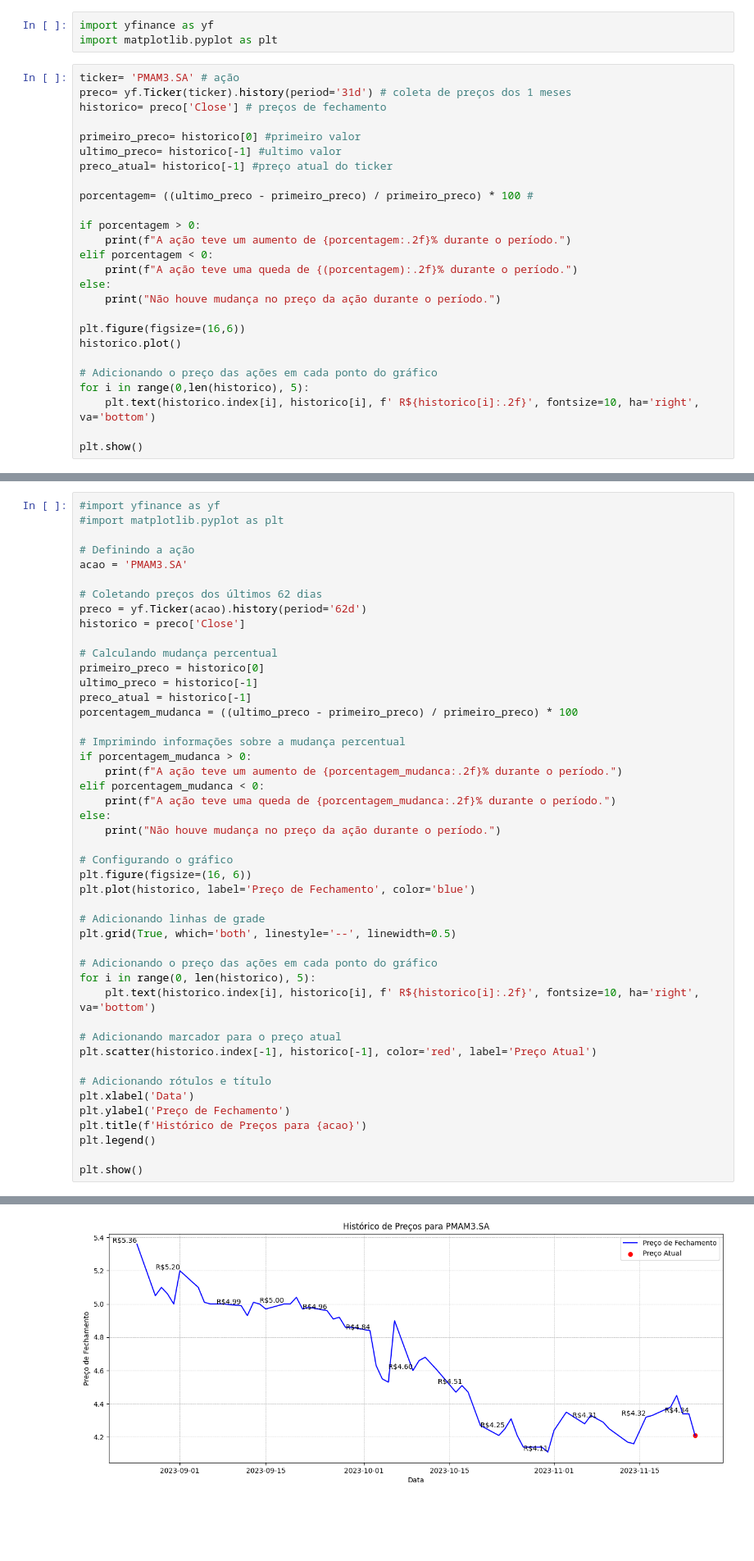
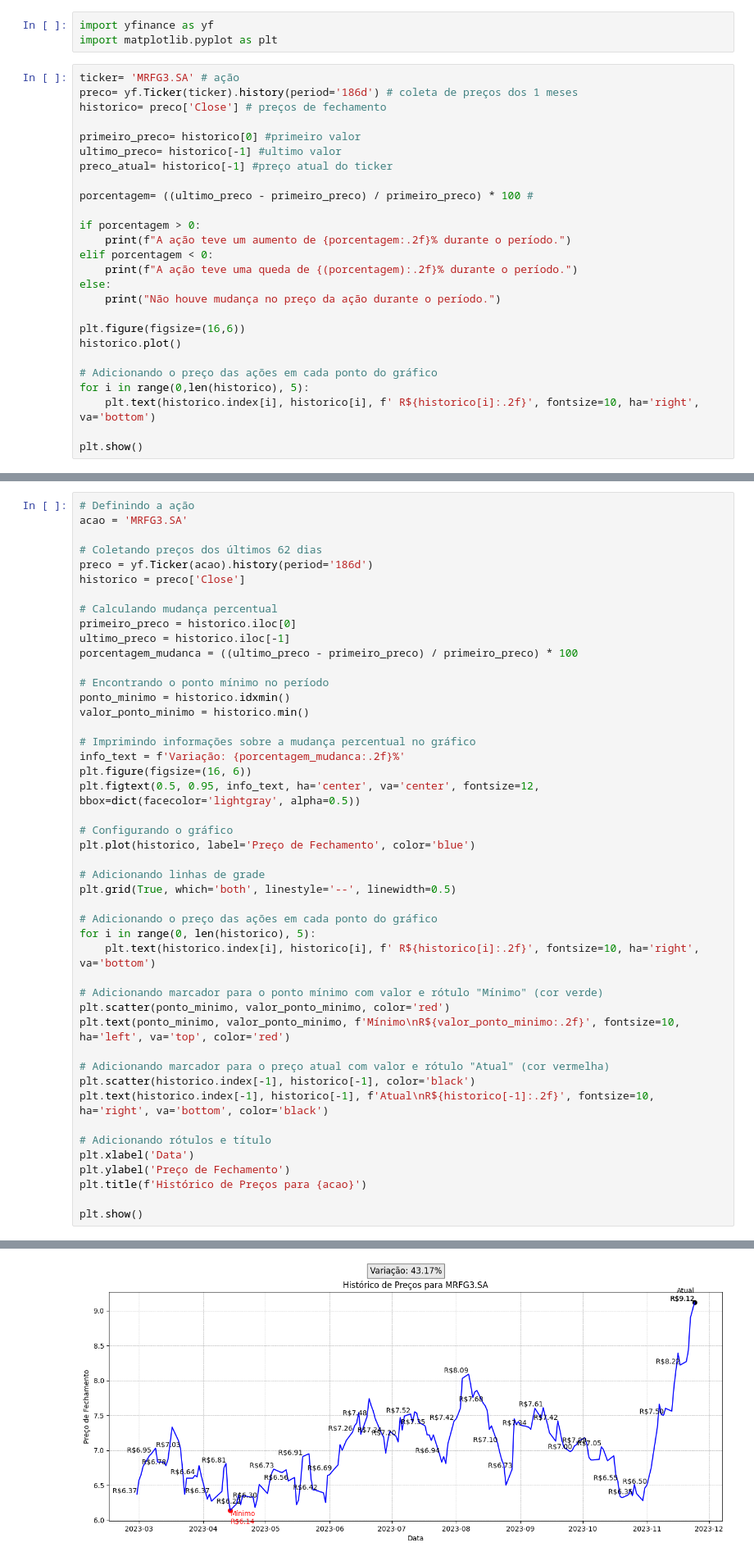
Before and after one commit to luisfernandogbraga/PROJETO_PESSOAL_ACOES, a Jupyter notebook: automação de processos.ipynb, the cells around one changed output, grey strips where cells are left out. Shown at 82% size. Cells and saved outputs as stored; diff of their text form; blank space fills up the shorter version.

```diff
--- a/automação de processos.ipynb
+++ b/automação de processos.ipynb
@@ -29,8 +29,8 @@ Note: you may need to restart the kernel to use updated packages.
 import yfinance as yf
 import matplotlib.pyplot as plt
 # %%
-ticker= 'PMAM3.SA' # ação
-preco= yf.Ticker(ticker).history(period='31d') # coleta de preços dos 1 meses
+ticker= 'MRFG3.SA' # ação
+preco= yf.Ticker(ticker).history(period='186d') # coleta de preços dos 1 meses
 historico= preco['Close'] # preços de fechamento
 
 primeiro_preco= historico[0] #primeiro valor
@@ -60,30 +60,26 @@ A ação teve uma queda de -9.66% durante o período.
 # %%
-#import yfinance as yf
-#import matplotlib.pyplot as plt
-
 # Definindo a ação
-acao = 'PMAM3.SA'
+acao = 'MRFG3.SA'
 
 # Coletando preços dos últimos 62 dias
-preco = yf.Ticker(acao).history(period='62d')
+preco = yf.Ticker(acao).history(period='186d')
 historico = preco['Close']
 
 # Calculando mudança percentual
-primeiro_preco = historico[0]
-ultimo_preco = historico[-1]
-preco_atual = historico[-1]
+primeiro_preco = historico.iloc[0]
+ultimo_preco = historico.iloc[-1]
 porcentagem_mudanca = ((ultimo_preco - primeiro_preco) / primeiro_preco) * 100
 
-# Imprimindo informações sobre a mudança percentual
-if porcentagem_mudanca > 0:
-    print(f"A ação teve um aumento de {porcentagem_mudanca:.2f}% durante o período.")
-elif porcentagem_mudanca < 0:
-    print(f"A ação teve uma queda de {porcentagem_mudanca:.2f}% durante o período.")
-else:
-    print("Não houve mudança no preço da ação durante o período.")
+# Encontrando o ponto mínimo no período
+ponto_minimo = historico.idxmin()
+valor_ponto_minimo = historico.min()
+
+# Imprimindo informações sobre a mudança percentual no gráfico
+info_text = f'Variação: {porcentagem_mudanca:.2f}%'
+plt.figure(figsize=(16, 6))
+plt.figtext(0.5, 0.95, info_text, ha='center', va='center', fontsize=12, bbox=dict(facecolor='lightgray', alpha=0.5))
 
 # Configurando o gráfico
-plt.figure(figsize=(16, 6))
 plt.plot(historico, label='Preço de Fechamento', color='blue')
 
 # Adicionando linhas de grade
@@ -93,14 +89,18 @@ plt.grid(True, which='both', linestyle='--', linewidth=0.5)
 for i in range(0, len(historico), 5):
     plt.text(historico.index[i], historico[i], f' R${historico[i]:.2f}', fontsize=10, ha='right', va='bottom')
 
-# Adicionando marcador para o preço atual
-plt.scatter(historico.index[-1], historico[-1], color='red', label='Preço Atual')
+# Adicionando marcador para o ponto mínimo com valor e rótulo "Mínimo" (cor verde)
+plt.scatter(ponto_minimo, valor_ponto_minimo, color='red')
+plt.text(ponto_minimo, valor_ponto_minimo, f'Mínimo\nR${valor_ponto_minimo:.2f}', fontsize=10, ha='left', va='top', color='red')
+
+# Adicionando marcador para o preço atual com valor e rótulo "Atual" (cor vermelha)
+plt.scatter(historico.index[-1], historico[-1], color='black')
+plt.text(historico.index[-1], historico[-1], f'Atual\nR${historico[-1]:.2f}', fontsize=10, ha='right', va='bottom', color='black')
 
 # Adicionando rótulos e título
 plt.xlabel('Data')
 plt.ylabel('Preço de Fechamento')
 plt.title(f'Histórico de Preços para {acao}')
-plt.legend()
 
 plt.show()
 # %% [output]
@@ -108 +107 @@ A ação teve uma queda de -21.46% durante o período.
-[figure, old version]
+[figure, new version]
```
Also changed, not shown: parts of 5 cells of this notebook, 1 other file.
